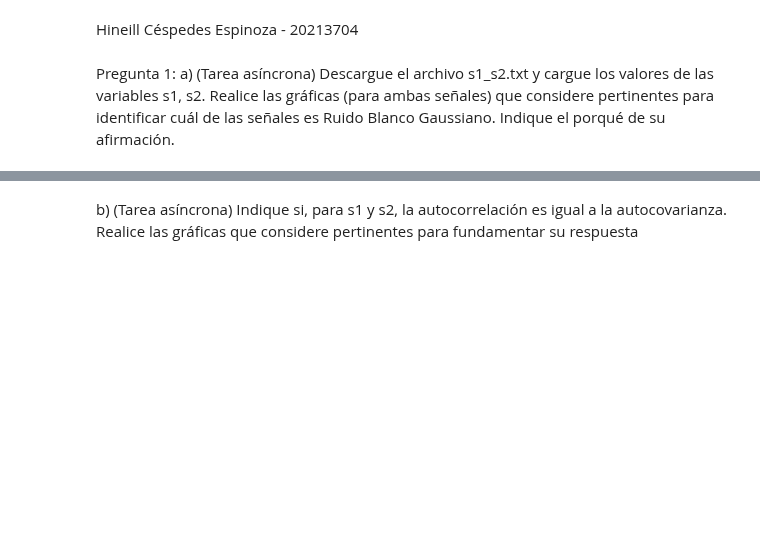
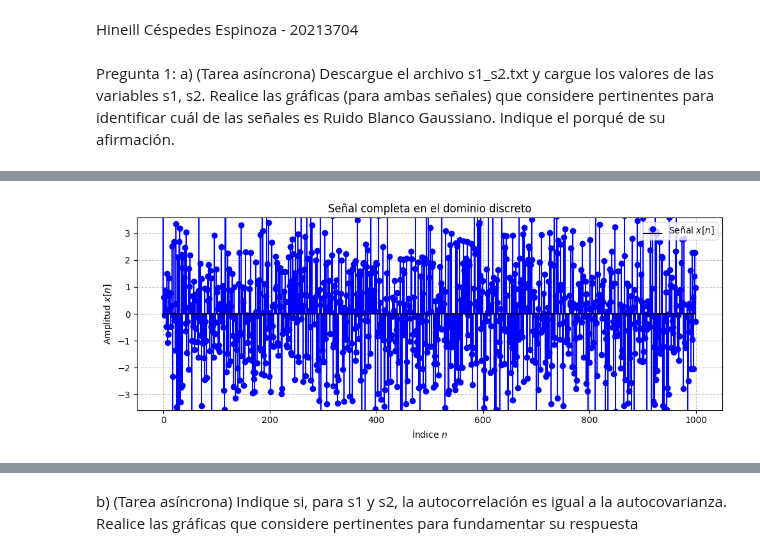
Before and after one commit to ExampleToFollow/PracticasPDS, a Jupyter notebook: Lab5/Lab5_IF_20213704.ipynb, the cells around one changed output, grey strips where cells are left out. Cells and saved outputs as stored; diff of their text form; code cells hidden in the pictures; blank space fills up the shorter version.

```diff
--- a/Lab5/Lab5_IF_20213704.ipynb
+++ b/Lab5/Lab5_IF_20213704.ipynb
@@ -5,3 +5,84 @@ Pregunta 1:
 a) (Tarea asíncrona) Descargue el archivo s1_s2.txt y cargue los valores de las variables
 s1, s2. Realice las gráficas (para ambas señales) que considere pertinentes para identificar
 cuál de las señales es Ruido Blanco Gaussiano. Indique el porqué de su afirmación.
+# %%
+import numpy as np
+import matplotlib.pyplot as plt
+import matplotlib.image as mpimg
+# Cargar los datos desde el archivo 's1_s2.txt' omitiendo la primera línea
+data = np.loadtxt('s1_s2.txt', skiprows=1)
+s1 = data[:, 0]  # Primera columna
+s2 = data[:, 1]  # Segunda columna
+# %%
+print(f"-------------------------------------------")
+print(f"---------------------SEÑAL S1--------------")
+print(f"-------------------------------------------")
+
+N = len(s1)
+x = s1
+n = np.arange(N)
+
+# Parámetros para el histograma
+xrange = [-3, 3]
+Nb = 13
+dx = (xrange[1] - xrange[0]) / (Nb - 1)
+bins = xrange[0] - dx / 2 + np.arange(Nb + 1) * dx
+cbin = xrange[0] + np.arange(Nb) * dx
+
+# Gráfica de la señal completa usando stem
+plt.figure(figsize=(10, 4))
+plt.stem(n, x, linefmt='b-', markerfmt='bo', basefmt="k-", label='Señal $x[n]$')
+plt.grid(True, linestyle='--', alpha=0.7)
+plt.xlabel('Índice $n$')
+plt.ylabel('Amplitud $x[n]$')
+plt.title('Señal completa en el dominio discreto')
+plt.ylim((bins[0] * 1.1, bins[-1] * 1.1))
+plt.legend(loc='upper right')
+plt.tight_layout()
+plt.show()
+
+# Gráfica de las primeras 40 muestras usando stem
+plt.figure(figsize=(10, 4))
+plt.stem(n[:40], x[:40], linefmt='b-', markerfmt='bo', basefmt="k-", label='Señal $x[n]$')
+plt.grid(True, linestyle='--', alpha=0.7)
+plt.xlabel('Índice $n$')
+plt.ylabel('Amplitud $x[n]$')
+plt.title('Primeras 40 muestras de la señal en el dominio discreto')
+plt.ylim((bins[0] * 1.1, bins[-1] * 1.1))
+plt.legend(loc='upper right')
+plt.tight_layout()
+plt.show()
+
+
+# Histograma de la señal
+plt.figure(figsize=(6, 6))
+plt.hist(x, bins=bins, orientation='horizontal', rwidth=0.8, align='mid', ec='k', color='skyblue')
+plt.grid(True, linestyle='--', alpha=0.7)
+plt.xlabel('Frecuencia de ocurrencia')
+plt.ylabel('Amplitud $x[n]$')
+plt.title('Histograma de la señal $x[n]$')
+plt.tight_layout()
+plt.show()
+
+# Histograma clásico
+plt.figure(figsize=(10, 4))
+plt.hist(x, bins=bins, rwidth=0.8, align='mid', ec='k', color='orange')
+plt.grid(True, linestyle='--', alpha=0.7)
+plt.xlabel('Amplitud $x[n]$')
+plt.ylabel('Frecuencia de ocurrencia')
+plt.title('Histograma clásico de $x[n]$')
+plt.tight_layout()
+plt.show()
+
+# Histograma acumulativo
+plt.figure(figsize=(10, 4))
+h, _, _ = plt.hist(x, bins=bins, rwidth=0.8, align='mid', cumulative=True, ec='k', color='lightgreen')
+plt.plot(cbin, h, 'ro-', label='Frecuencia acumulada')
+plt.grid(True, linestyle='--', alpha=0.7)
+plt.xlabel('Amplitud $x[n]$')
+plt.ylabel('Frecuencia acumulada')
+plt.title('Histograma acumulativo de $x[n]$')
+plt.legend()
+plt.tight_layout()
+plt.show()
+# %% [output]
@@ -7,0 +92 @@ cuál de las señales es Ruido Blanco Gaussiano. Indique el porqué de su afirma
+[figure, added]
```
Also changed, not shown: parts of 3 cells of this notebook, 6 other files.
